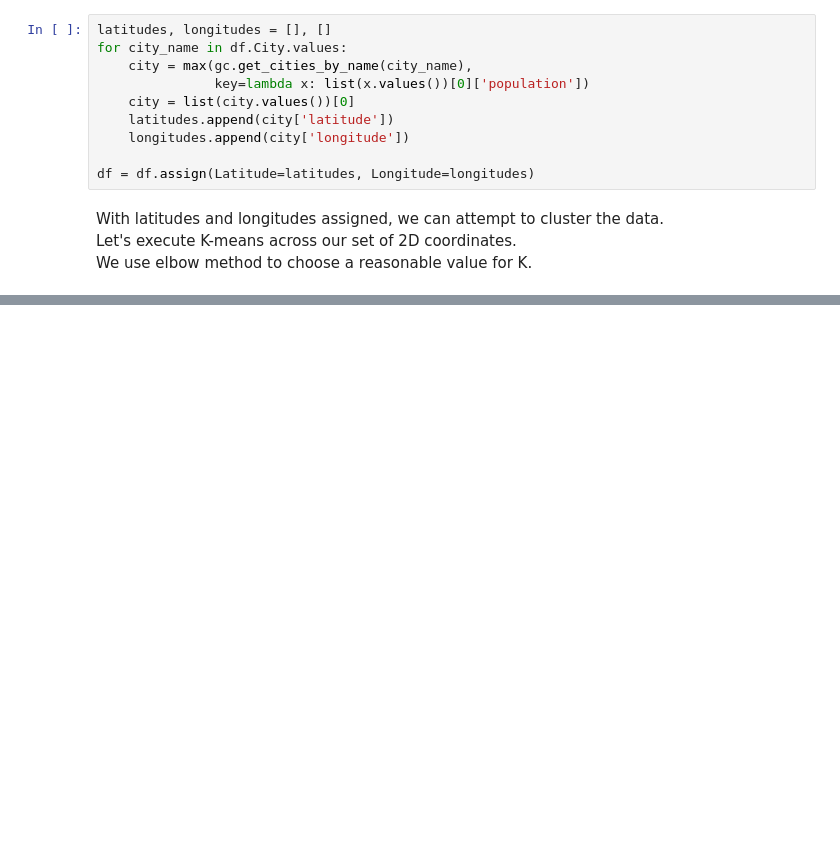
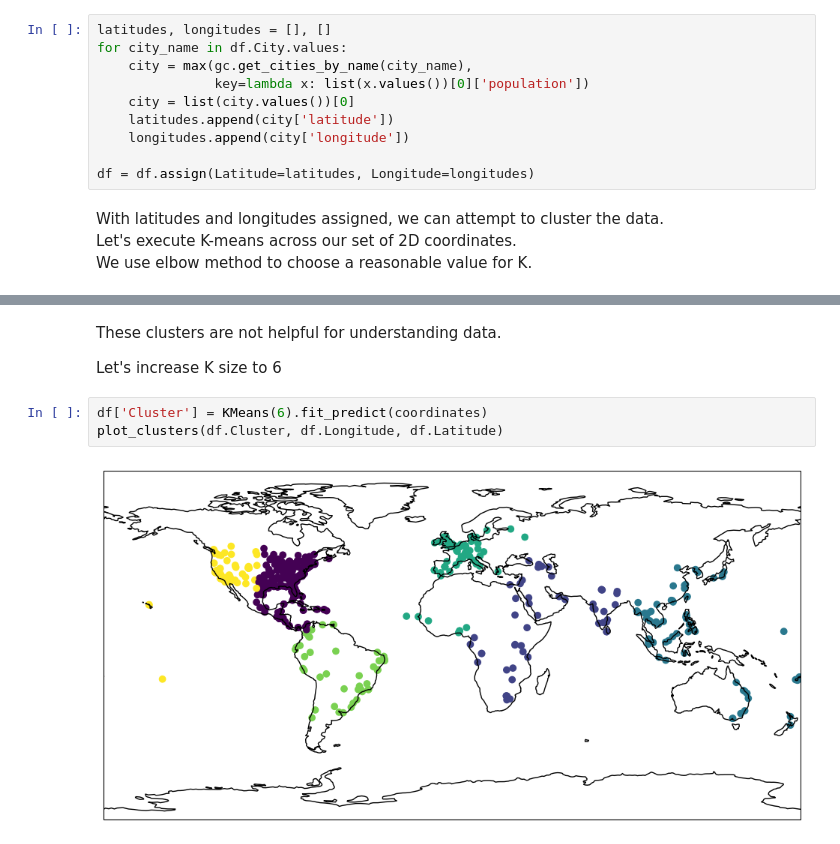
Before and after one commit to Arlan-Alibek/DS-projects, a Jupyter notebook: Case study 3 Tracking Disease Outbreaks using news headlines/tracking_disease_outbreaks.ipynb, the cells around one changed output, grey strips where cells are left out. Saved outputs shown, nothing was run; the diff lists cells and outputs as text; blank space fills up the shorter version.

```diff
--- a/Case study 3 Tracking Disease Outbreaks using news headlines/tracking_disease_outbreaks.ipynb
+++ b/Case study 3 Tracking Disease Outbreaks using news headlines/tracking_disease_outbreaks.ipynb
@@ -300,0 +331,9 @@ k_values = range(1,10)
+# %% [markdown]
+These clusters are not helpful for understanding data.
+
+Let's increase K size to 6
+# %%
+df['Cluster'] = KMeans(6).fit_predict(coordinates)
+plot_clusters(df.Cluster, df.Longitude, df.Latitude)
+# %% [output]
+[figure, added]
```
Also changed, not shown: parts of 14 cells of this notebook.
